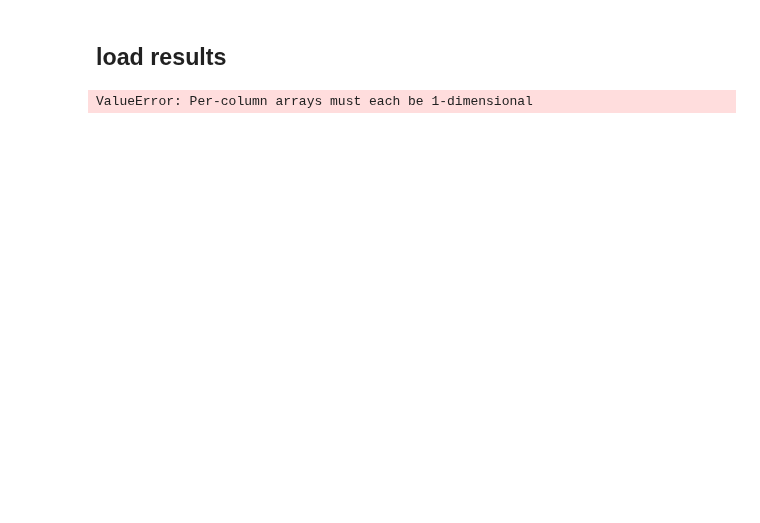
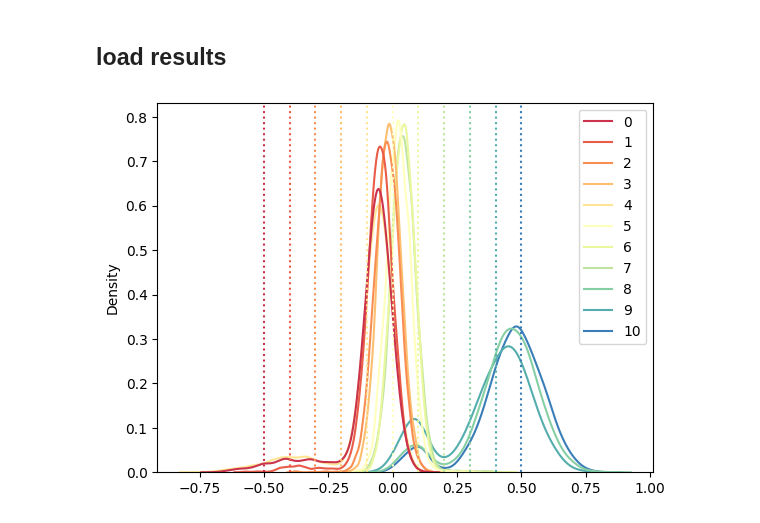
Before and after one commit to pinellolab/PerTurbo, a Jupyter notebook: docs/notebooks/fixed_efficiency.ipynb, the cells around one changed output. Drawn from its saved outputs; the diff is of its cells as text; code cells hidden in the pictures; blank space fills up the shorter version.

```diff
--- a/docs/notebooks/fixed_efficiency.ipynb
+++ b/docs/notebooks/fixed_efficiency.ipynb
@@ -250,43 +194,48 @@ jnp.savez(os.path.join(output_dir, "mcmc"), **mcmc_posterior_samples)
 # %% [markdown]
 ## load results
 # %%
-# for k in ["log2_fold_change", "mean", "dispersion"]:
-# k = "log2_fold_change"
+# # for k in ["log2_fold_change", "mean", "dispersion"]:
+# # k = "log2_fold_change"
 
 
-def get_simulation_df(data_dir, k):
-    """Read the MCMC and SVI posterior samples from data_dir and return a combined DataFrame for the key k."""
-    mcmc_file = f"{data_dir}/mcmc.npz"
-    svi_file = f"{data_dir}/svi.npz"
-    mcmc_npz = np.load(mcmc_file)
-    svi_npz = np.load(svi_file)
+# def get_simulation_df(data_dir, k):
+#     """Read the MCMC and SVI posterior samples from data_dir and return a combined DataFrame for the key k."""
+#     mcmc_file = f"{data_dir}/mcmc.npz"
+#     svi_file = f"{data_dir}/svi.npz"
+#     mcmc_npz = np.load(mcmc_file)
+#     svi_npz = np.load(svi_file)
 
-    mcmc_df = pd.DataFrame({k: mcmc_npz[k].squeeze(), "method": "MCMC"})
-    svi_df = pd.DataFrame({k: svi_npz[k].squeeze(), "method": "SVI"})
-    df = pd.concat((mcmc_df, svi_df))
-    return df
+#     mcmc_df = pd.DataFrame({k: mcmc_npz[k].squeeze(), "method": "MCMC"})
+#     svi_df = pd.DataFrame({k: svi_npz[k].squeeze(), "method": "SVI"})
+#     df = pd.concat((mcmc_df, svi_df))
+#     return df
 
 
-def get_efficiency_df(data_dir):
-    """Read the MCMC and SVI posterior samples from data_dir and return a combined DataFrame for the key k."""
-    mcmc_file = f"{data_dir}/mcmc.npz"
-    svi_file = f"{data_dir}/svi.npz"
-    mcmc_npz = np.load(mcmc_file)
-    svi_npz = np.load(svi_file)
+# def get_efficiency_df(data_dir):
+#     """Read the MCMC and SVI posterior samples from data_dir and return a combined DataFrame for the key k."""
+#     mcmc_file = f"{data_dir}/mcmc.npz"
+#     svi_file = f"{data_dir}/svi.npz"
+#     mcmc_npz = np.load(mcmc_file)
+#     svi_npz = np.load(svi_file)
 
-    mcmc_data = mcmc_npz["efficiency"].squeeze()
-    n_guides = mcmc_data.shape[1]
-    guide_names = [f"guide_{i+1}" for i in range(n_guides)]
-    mcmc_df = pd.DataFrame(mcmc_npz["efficiency"].squeeze(), columns=guide_names).assign(method="MCMC")
-    svi_df = pd.DataFrame(svi_npz["efficiency"].squeeze(), columns=guide_names).assign(method="SVI")
-    # mcmc_df = pd.DataFramepd.DataFrame({k: mcmc_npz[k].squeeze(), "method": "MCMC"})
-    # svi_df = pd.DataFrame({k: svi_npz[k].squeeze(), "method": "SVI"})
-    df = pd.concat((mcmc_df, svi_df))
-    return df
+#     mcmc_data = mcmc_npz["efficiency"].squeeze()
+#     n_guides = mcmc_data.shape[1]
+#     guide_names = [f"guide_{i+1}" for i in range(n_guides)]
+#     mcmc_df = pd.DataFrame(mcmc_npz["efficiency"].squeeze(), columns=guide_names).assign(method="MCMC")
+#     svi_df = pd.DataFrame(svi_npz["efficiency"].squeeze(), columns=guide_names).assign(method="SVI")
+#     # mcmc_df = pd.DataFramepd.DataFrame({k: mcmc_npz[k].squeeze(), "method": "MCMC"})
+#     # svi_df = pd.DataFrame({k: svi_npz[k].squeeze(), "method": "SVI"})
+#     df = pd.concat((mcmc_df, svi_df))
+#     return df
 
-lfc_df = get_simulation_df(output_dir, "log2_fold_change")
+# lfc_df = get_simulation_df(output_dir, "log2_fold_change")
-# %% [output]
-ValueError: Per-column arrays must each be 1-dimensional
+# %%
+# lfc_df =
+sns.kdeplot(mcmc_posterior_samples["log2_fold_change"].squeeze(), palette=palette)
+for i, lfc in enumerate(log2_fc):
+    plt.axvline(lfc, color=palette[i], linestyle="dotted")
+# %% [output]
+[figure, added]
 # %%
 # dfs = []
 #     output_dir = f"data/run_efficiency_{efficiency:0.1f}"
```
Also changed, not shown: parts of 17 cells of this notebook, 4 other files.
